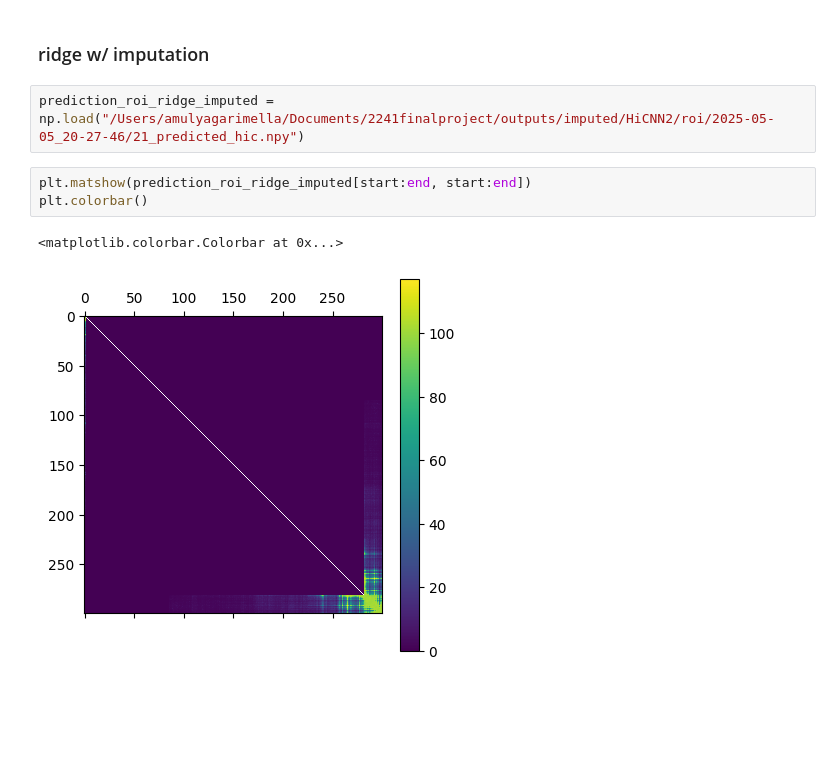
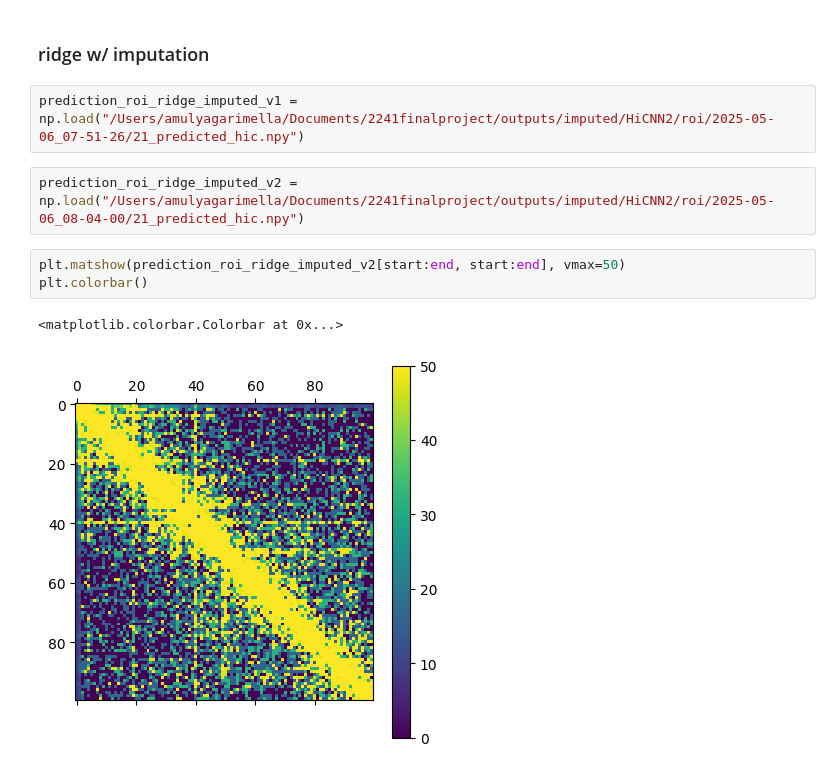
Before and after one commit to amulyagarimella/fast-sequencing-AI-imputation, a Jupyter notebook: notebooks/run_hicnn2.ipynb, the cells around one changed output. Saved outputs shown, nothing was run; the diff lists cells and outputs as text; blank space fills up the shorter version.

```diff
--- a/notebooks/run_hicnn2.ipynb
+++ b/notebooks/run_hicnn2.ipynb
@@ -95,10 +95,12 @@ plt.colorbar()
 # %% [markdown]
 ### ridge w/ imputation
 # %%
-prediction_roi_ridge_imputed = np.load("/Users/amulyagarimella/Documents/2241finalproject/outputs/imputed/HiCNN2/roi/2025-05-05_20-27-46/21_predicted_hic.npy")
+prediction_roi_ridge_imputed_v1 = np.load("/Users/amulyagarimella/Documents/2241finalproject/outputs/imputed/HiCNN2/roi/2025-05-06_07-51-26/21_predicted_hic.npy")
+# %%
+prediction_roi_ridge_imputed_v2 = np.load("/Users/amulyagarimella/Documents/2241finalproject/outputs/imputed/HiCNN2/roi/2025-05-06_08-04-00/21_predicted_hic.npy")
 # %%
-plt.matshow(prediction_roi_ridge_imputed[start:end, start:end])
+plt.matshow(prediction_roi_ridge_imputed_v2[start:end, start:end], vmax=50)
 plt.colorbar()
 # %% [output]
 <matplotlib.colorbar.Colorbar at 0x...>
-[figure, old version]
+[figure, new version]
```
Also changed, not shown: parts of 3 cells of this notebook, 7 other files.
